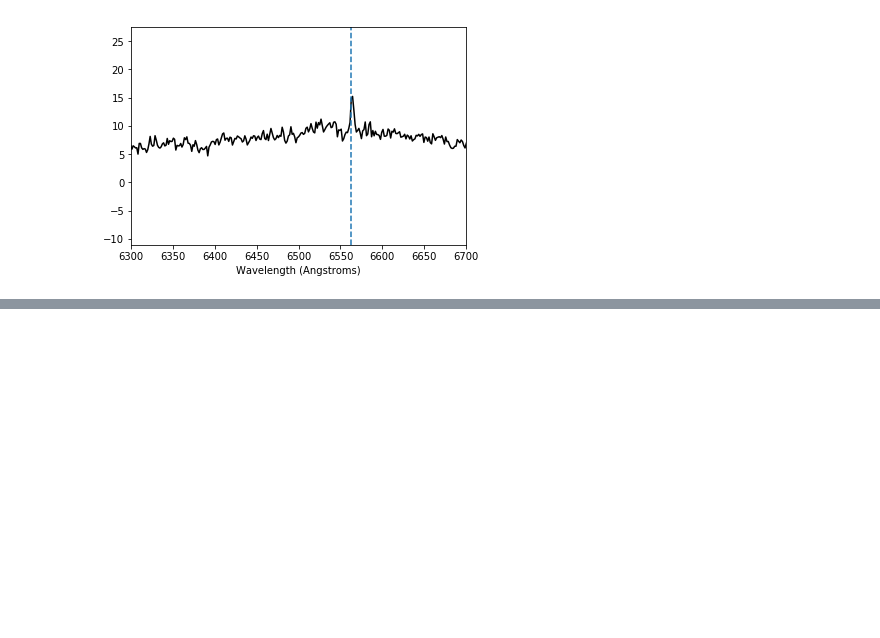
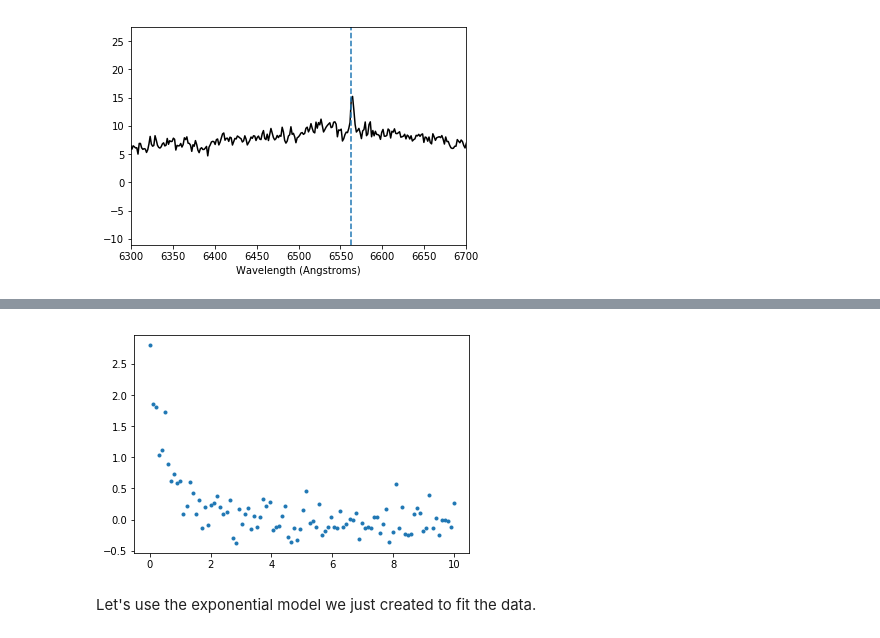
Before and after one commit to rkiman/Tutorials, a Jupyter notebook: User-Defined-Model/User-Defined-Model.ipynb, the cells around one changed output, grey strips where cells are left out. Saved outputs shown, nothing was run; the diff lists cells and outputs as text; code cells hidden in the pictures; blank space fills up the shorter version.

```diff
--- a/User-Defined-Model/User-Defined-Model.ipynb
+++ b/User-Defined-Model/User-Defined-Model.ipynb
@@ -121,0 +191,11 @@ plt.show()
+# %%
+x = np.linspace(0,10,100)
+y = 3 * np.exp(-2 * x)
+y += np.random.normal(0., 0.2, x.shape)
+# %%
+plt.plot(x,y,'.')
+plt.show()
+# %% [output]
+[figure, added]
+# %% [markdown]
+Let's use the exponential model we just created to fit the data.
```
Also changed, not shown: parts of 50 cells of this notebook.
